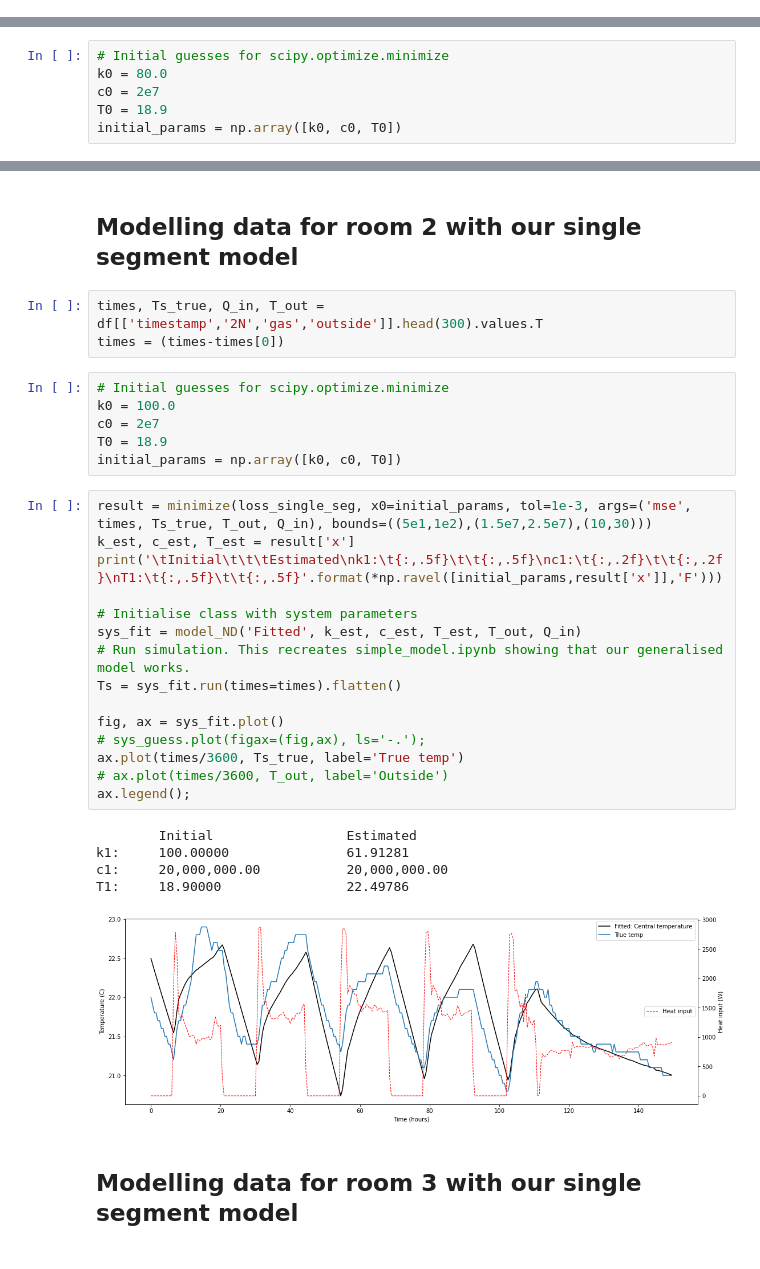
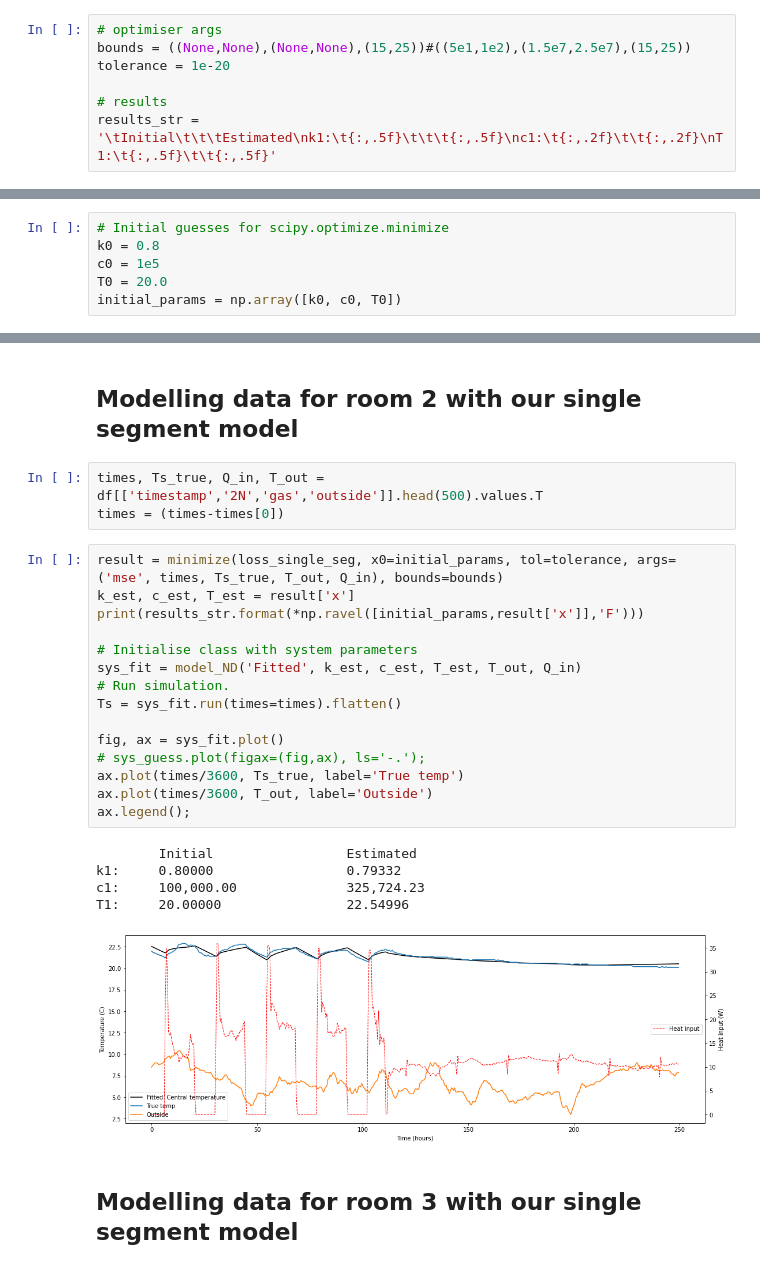
Before and after one commit to harry-rendell/building_simulation, a Jupyter notebook: parsing_stoke.ipynb, the cells around one changed output, grey strips where cells are left out. Drawn from its saved outputs; the diff is of its cells as text.

```diff
--- a/parsing_stoke.ipynb
+++ b/parsing_stoke.ipynb
@@ -46,3 +46,10 @@ ax.set(ylabel = 'Temperature (C)', xlim=xlim2)
+# %%
+# optimiser args
+bounds = ((None,None),(None,None),(15,25))#((5e1,1e2),(1.5e7,2.5e7),(15,25))
+tolerance = 1e-20
+
+# results
+results_str = '\tInitial\t\t\tEstimated\nk1:\t{:,.5f}\t\t\t{:,.5f}\nc1:\t{:,.2f}\t\t{:,.2f}\nT1:\t{:,.5f}\t\t{:,.5f}'
 # %% [markdown]
 ## Modelling data for room 1 with our single segment model
 # %%
@@ -50,8 +57,8 @@ times, Ts_true, Q_in, T_out = df[['timestamp','1N','gas','outside']].head(300).v
 times = (times-times[0])
 # %%
 # Initial guesses for scipy.optimize.minimize
-k0 = 80.0
-c0 = 2e7
-T0 = 18.9
+k0 = 0.8
+c0 = 1e5
+T0 = 20.0
 initial_params = np.array([k0, c0, T0])
 # %%
@@ -106,35 +89,29 @@ T1:     18.90000                21.02741
 # %% [markdown]
 ## Modelling data for room 2 with our single segment model
 # %%
-times, Ts_true, Q_in, T_out = df[['timestamp','2N','gas','outside']].head(300).values.T
+times, Ts_true, Q_in, T_out = df[['timestamp','2N','gas','outside']].head(500).values.T
 times = (times-times[0])
-# %%
-# Initial guesses for scipy.optimize.minimize
-k0 = 100.0
-c0 = 2e7
-T0 = 18.9
-initial_params = np.array([k0, c0, T0])
 # %%
-result = minimize(loss_single_seg, x0=initial_params, tol=1e-3, args=('mse', times, Ts_true, T_out, Q_in), bounds=((5e1,1e2),(1.5e7,2.5e7),(10,30)))
+result = minimize(loss_single_seg, x0=initial_params, tol=tolerance, args=('mse', times, Ts_true, T_out, Q_in), bounds=bounds)
 k_est, c_est, T_est = result['x']
-print('\tInitial\t\t\tEstimated\nk1:\t{:,.5f}\t\t{:,.5f}\nc1:\t{:,.2f}\t\t{:,.2f}\nT1:\t{:,.5f}\t\t{:,.5f}'.format(*np.ravel([initial_params,result['x']],'F')))
+print(results_str.format(*np.ravel([initial_params,result['x']],'F')))
 
 # Initialise class with system parameters
 sys_fit = model_ND('Fitted', k_est, c_est, T_est, T_out, Q_in)
-# Run simulation. This recreates simple_model.ipynb showing that our generalised model works.
+# Run simulation.
 Ts = sys_fit.run(times=times).flatten()
 
 fig, ax = sys_fit.plot()
 # sys_guess.plot(figax=(fig,ax), ls='-.');
 ax.plot(times/3600, Ts_true, label='True temp')
-# ax.plot(times/3600, T_out, label='Outside')
+ax.plot(times/3600, T_out, label='Outside')
 ax.legend();
 # %% [output]
         Initial                 Estimated
-k1:     100.00000               61.91281
-c1:     20,000,000.00           20,000,000.00
-T1:     18.90000                22.49786
+k1:     0.80000                 0.79332
+c1:     100,000.00              325,724.23
+T1:     20.00000                22.54996
-[figure, old version]
+[figure, new version]
 # %% [markdown]
 ## Modelling data for room 3 with our single segment model
 # %%
```
Also changed, not shown: parts of 19 cells of this notebook.
